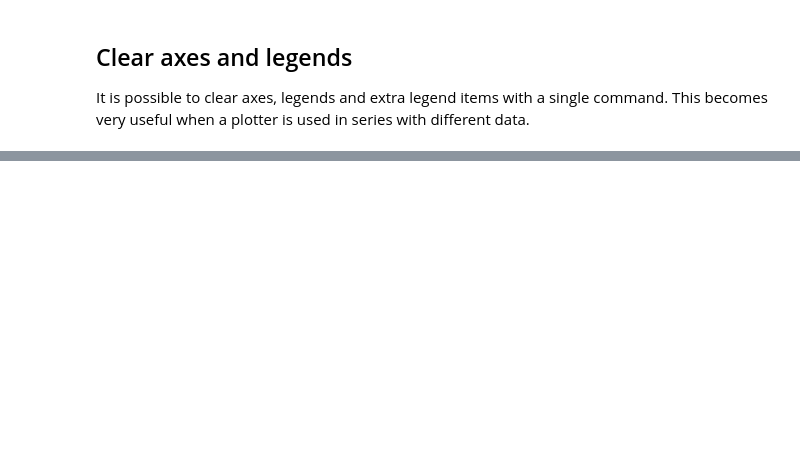
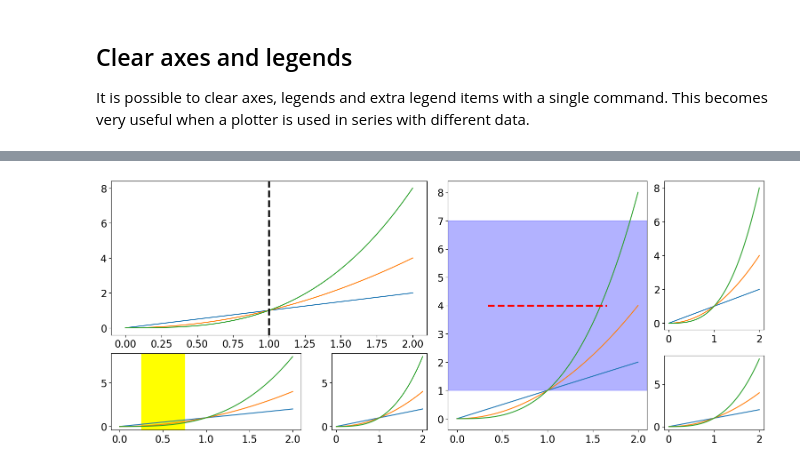
Before and after one commit to antoinecollet5/nested_grid_plotter, a Jupyter notebook: tutorials/basics.ipynb, the cells around one changed output, grey strips where cells are left out. Saved outputs shown, nothing was run; the diff lists cells and outputs as text; code cells hidden in the pictures; blank space fills up the shorter version.

```diff
--- a/tutorials/basics.ipynb
+++ b/tutorials/basics.ipynb
@@ -559,0 +594,6 @@ plotter.fig
+# %%
+plotter2 = copy.deepcopy(plotter)
+plotter2.clear_fig_legends()
+plotter2.fig
+# %% [output]
+[figure, added]
```
Also changed, not shown: parts of 24 cells of this notebook, 3 other files.
